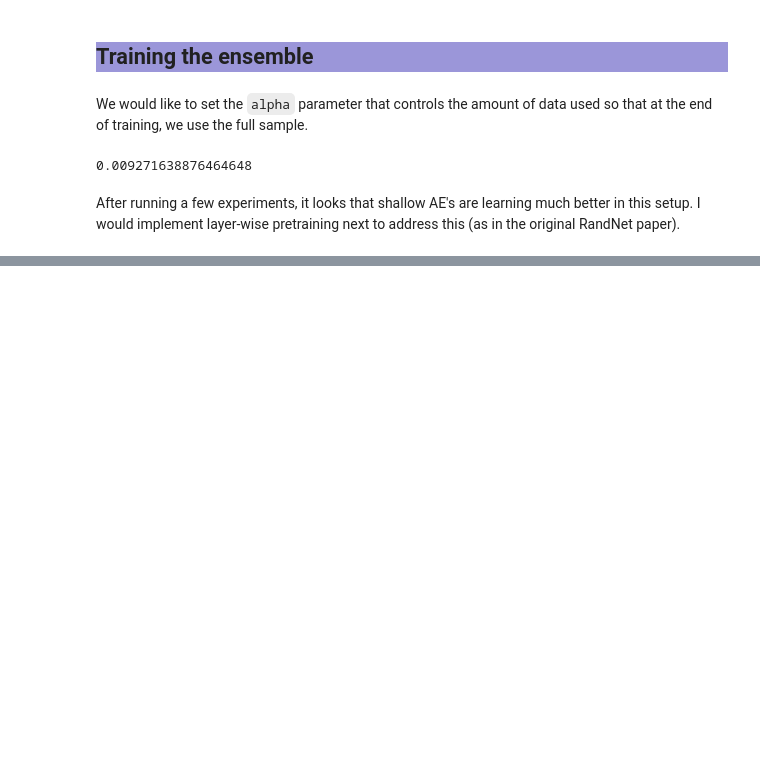
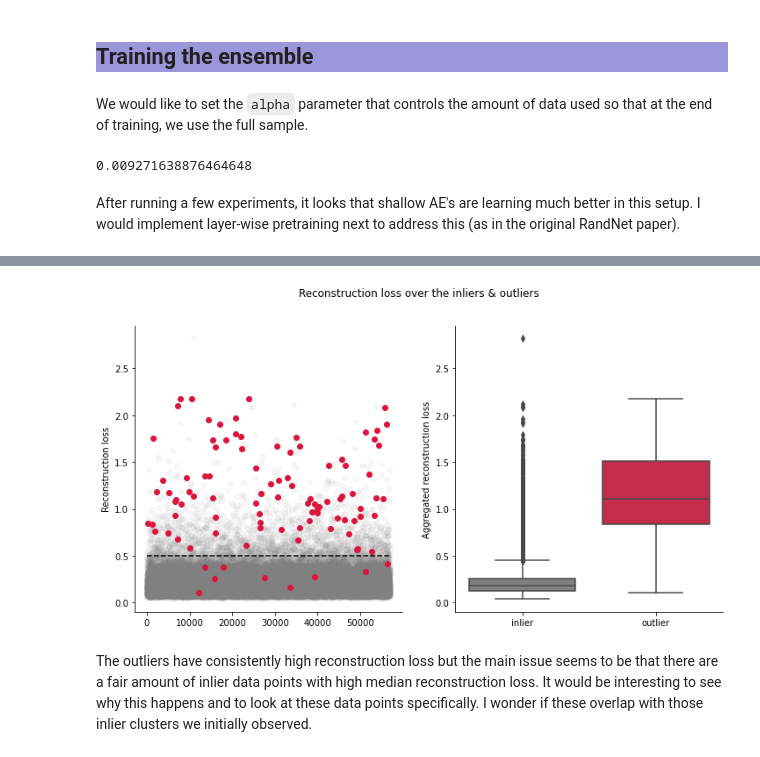
Before and after one commit to danieltsoukup/autoencoders, a Jupyter notebook: outlier_detection_with_autoencoders.ipynb, the cells around one changed output, grey strips where cells are left out. Saved outputs shown, nothing was run; the diff lists cells and outputs as text; code cells hidden in the pictures; blank space fills up the shorter version.

```diff
--- a/outlier_detection_with_autoencoders.ipynb
+++ b/outlier_detection_with_autoencoders.ipynb
@@ -933,0 +929,31 @@ cohen_kappa_score(input_labels, outlier_pred)
+# %%
+# aggregate loss across the ensemble components
+agg_loss = np.median(reconstruction_loss, axis=1)
+
+plt.figure(figsize=(12, 6))
+plt.subplot(1, 2, 1)
+plt.scatter(np.where(y_test==0)[0],
+            agg_loss[(y_test == 0).ravel()],
+            c="grey",
+            alpha=0.05)
+plt.scatter(np.where(y_test == 1)[0],
+            agg_loss[(y_test == 1).ravel()],
+            c="crimson",
+            alpha=1)
+plt.hlines(0.5, xmin=0, xmax=y_test.shape[0], linestyles="--", colors="black")
+plt.ylabel("Reconstruction loss")
+sns.despine()
+
+ax = plt.subplot(1, 2, 2)
+plot_data = pd.DataFrame(data={"agg_loss": agg_loss, "label": np.where(y_test.ravel() == 0, "inlier", "outlier")})
+sns.boxplot(y="agg_loss", x="label", data=plot_data, palette=["grey", "crimson"], ax=ax)
+ax.set_xlabel("")
+ax.set_ylabel("Aggregated reconstruction loss")
+sns.despine()
+
+plt.suptitle("Reconstruction loss over the inliers & outliers")
+plt.show()
+# %% [output]
+[figure, added]
+# %% [markdown]
+The outliers have consistently high reconstruction loss but the main issue seems to be that there are a fair amount of inlier data points with high median reconstruction loss. It would be interesting to see why this happens and to look at these data points specifically. I wonder if these overlap with those inlier clusters we initially observed.
```
Also changed, not shown: parts of 20 cells of this notebook, 2 other files.
